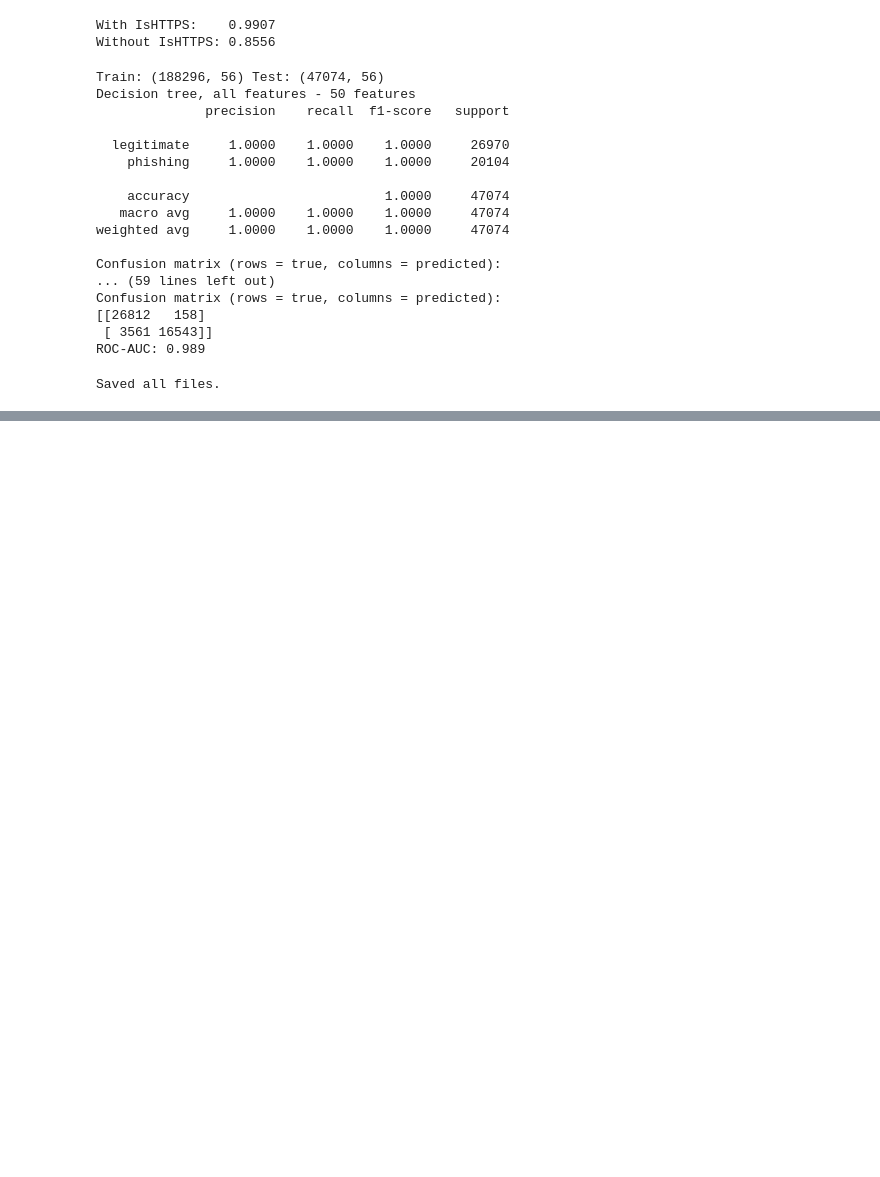
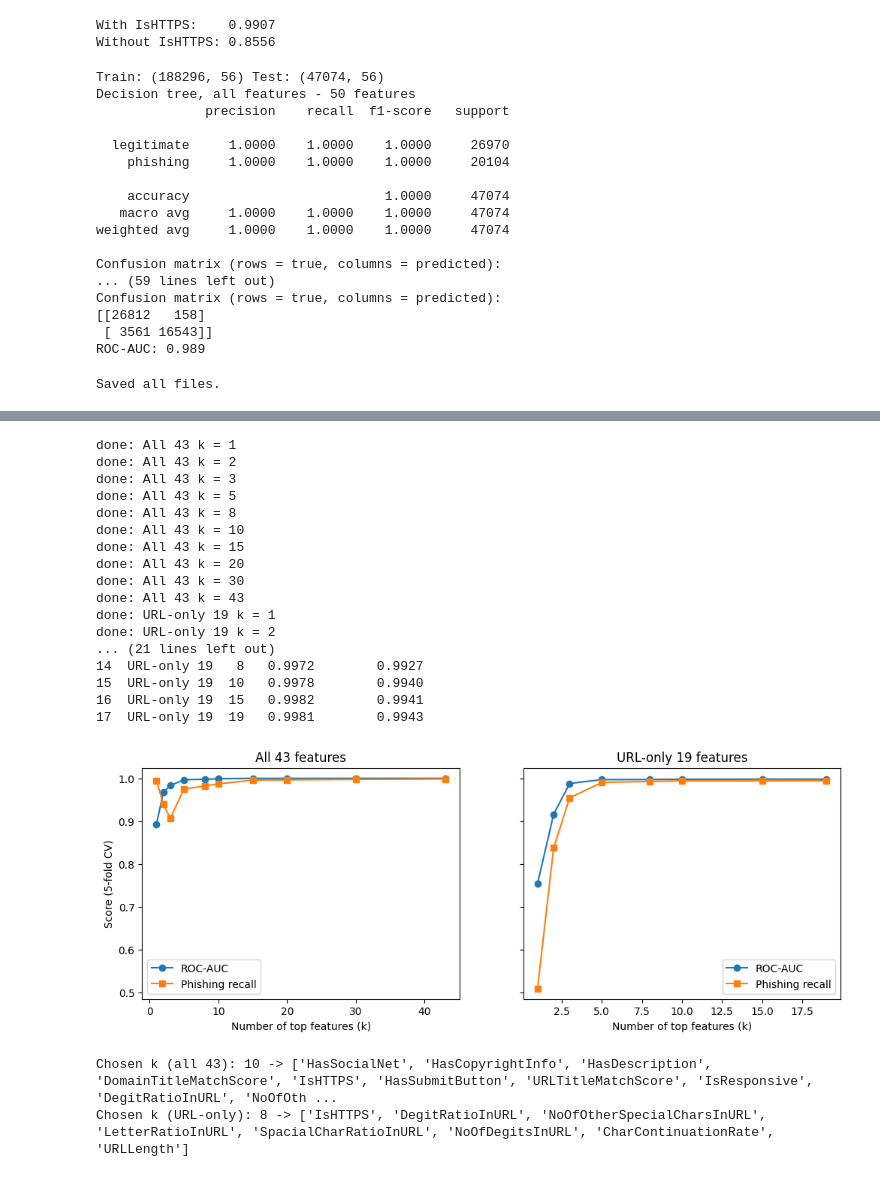
Before and after one commit to ayeshaalamexe/ds311-phishguard, a Jupyter notebook: notebooks/03_mining_lead.ipynb, the cells around one changed output, grey strips where cells are left out. Cells and saved outputs as stored; diff of their text form; code cells hidden in the pictures; blank space fills up the shorter version.

Commit message:
Update Mining Lead notebook

```diff
--- a/notebooks/03_mining_lead.ipynb
+++ b/notebooks/03_mining_lead.ipynb
@@ -353,0 +432,68 @@ Saved all files.
+# %%
+# TASK: Mining Lead - Step 3: how few features are enough? (all 43 vs URL-only)
+# ranking order for the URL-only features (kept from the 43-feature ranking)
+url_ranking = ranking[ranking["feature"].isin(group_a)].reset_index(drop=True)
+
+def topk_curve(rank_table, k_list, label):
+    rows = []
+    for k in k_list:
+        top = rank_table["feature"].head(k).tolist()
+        model = RandomForestClassifier(n_estimators=50, random_state=SEED, n_jobs=-1)
+        r = cross_validate(model, ev_data[top], ev_data[TARGET], cv=cv5,
+                           scoring=["roc_auc", "recall"])
+        rows.append({"feature_pool": label, "k": k,
+                     "roc_auc": r["test_roc_auc"].mean(),
+                     "phish_recall": r["test_recall"].mean()})
+        print("done:", label, "k =", k)
+    return pd.DataFrame(rows)
+
+curve_all = topk_curve(ranking, [1, 2, 3, 5, 8, 10, 15, 20, 30, 43], "All 43")
+curve_url = topk_curve(url_ranking, [1, 2, 3, 5, 8, 10, 15, 19], "URL-only 19")
+
+topk = pd.concat([curve_all, curve_url], ignore_index=True)
+topk.to_csv("results/topk_curve.csv", index=False)
+print(topk.round(4))
+
+fig, axes = plt.subplots(1, 2, figsize=(12, 4), sharey=True)
+for ax, tab, title in [(axes[0], curve_all, "All 43 features"),
+                       (axes[1], curve_url, "URL-only 19 features")]:
+    ax.plot(tab["k"], tab["roc_auc"], marker="o", label="ROC-AUC")
+    ax.plot(tab["k"], tab["phish_recall"], marker="s", label="Phishing recall")
+    ax.set_title(title)
+    ax.set_xlabel("Number of top features (k)")
+    ax.legend()
+axes[0].set_ylabel("Score (5-fold CV)")
+plt.savefig("results/topk_curve.png", dpi=150, bbox_inches="tight")
+plt.show()
+
+# smallest k within 0.001 AUC of the best score, for each pool
+def pick_k(tab):
+    return int(tab[tab["roc_auc"] >= tab["roc_auc"].max() - 0.001]["k"].min())
+
+K_BEST = pick_k(curve_all)
+K_URL = pick_k(curve_url)
+TOP_FEATS = ranking["feature"].head(K_BEST).tolist()
+URL_TOP_FEATS = url_ranking["feature"].head(K_URL).tolist()
+print("\nChosen k (all 43):", K_BEST, "->", TOP_FEATS)
+print("Chosen k (URL-only):", K_URL, "->", URL_TOP_FEATS)
+# %% [output]
+done: All 43 k = 1
+done: All 43 k = 2
+done: All 43 k = 3
+done: All 43 k = 5
+done: All 43 k = 8
+done: All 43 k = 10
+done: All 43 k = 15
+done: All 43 k = 20
+done: All 43 k = 30
+done: All 43 k = 43
+done: URL-only 19 k = 1
+done: URL-only 19 k = 2
+... (21 lines left out)
+14  URL-only 19   8   0.9972        0.9927
+15  URL-only 19  10   0.9978        0.9940
+16  URL-only 19  15   0.9982        0.9941
+17  URL-only 19  19   0.9981        0.9943
+[figure, added]
+Chosen k (all 43): 10 -> ['HasSocialNet', 'HasCopyrightInfo', 'HasDescription', 'DomainTitleMatchScore', 'IsHTTPS', 'HasSubmitButton', 'URLTitleMatchScore', 'IsResponsive', 'DegitRatioInURL', 'NoOfOth ...
+Chosen k (URL-only): 8 -> ['IsHTTPS', 'DegitRatioInURL', 'NoOfOtherSpecialCharsInURL', 'LetterRatioInURL', 'SpacialCharRatioInURL', 'NoOfDegitsInURL', 'CharContinuationRate', 'URLLength']
```
Also changed, not shown: parts of 7 cells of this notebook.
